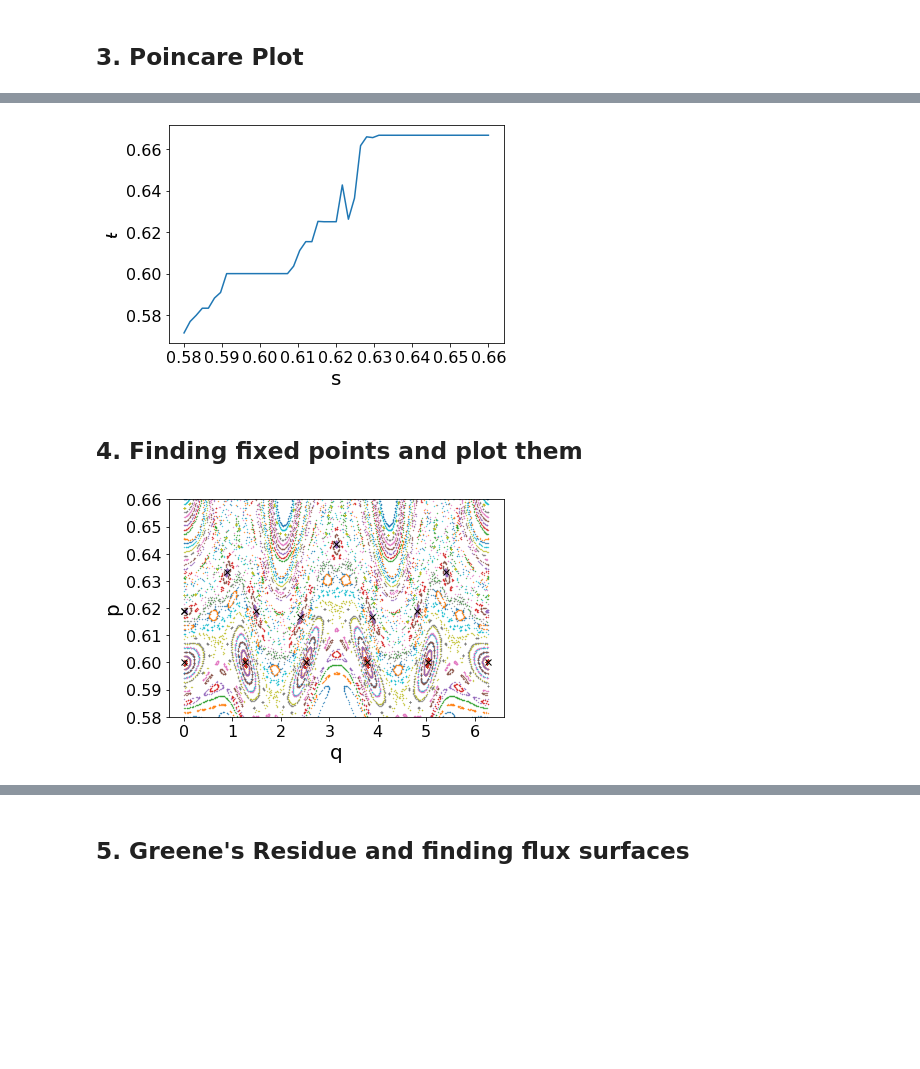
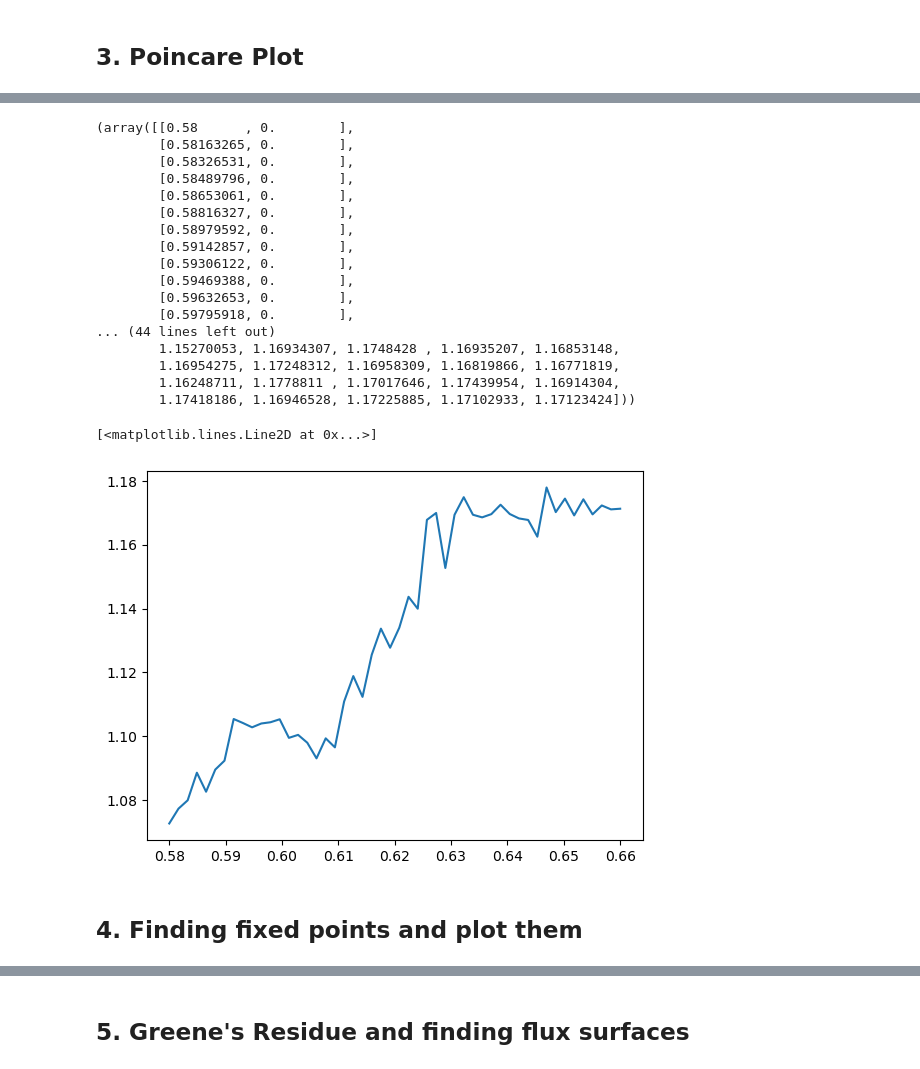
Before and after one commit to Akitzu/pyoculus, a Jupyter notebook: examples/two_waves.ipynb, the cells around one changed output, grey strips where cells are left out. Cells and saved outputs as stored; diff of their text form; code cells hidden in the pictures; blank space fills up the shorter version.

```diff
--- a/examples/two_waves.ipynb
+++ b/examples/two_waves.ipynb
@@ -38,27 +55,33 @@ Wall time: 7.7 s
 # %%
 pplot.compute_iota()
-pplot.plot_iota()
 # %% [output]
-[figure, removed]
+(array([[0.58      , 0.        ],
+        [0.58163265, 0.        ],
+        [0.58326531, 0.        ],
+        [0.58489796, 0.        ],
+        [0.58653061, 0.        ],
+        [0.58816327, 0.        ],
+        [0.58979592, 0.        ],
+        [0.59142857, 0.        ],
+        [0.59306122, 0.        ],
+        [0.59469388, 0.        ],
+        [0.59632653, 0.        ],
+        [0.59795918, 0.        ],
+... (44 lines left out)
+        1.15270053, 1.16934307, 1.1748428 , 1.16935207, 1.16853148,
+        1.16954275, 1.17248312, 1.16958309, 1.16819866, 1.16771819,
+        1.16248711, 1.1778811 , 1.17017646, 1.17439954, 1.16914304,
+        1.17418186, 1.16946528, 1.17225885, 1.17102933, 1.17123424]))
+# %%
+plt.plot(np.linalg.norm(pplot.xs, axis=1), pplot.iota)
+# %% [output]
+[<matplotlib.lines.Line2D at 0x...>]
+[figure, added]
 # %% [markdown]
 ## 4. Finding fixed points and plot them
 # %%
-# set up the integrator
-iparams = dict()
-iparams['rtol'] = 1e-10
+fp58 = FixedPoint(section)
+fp35 = FixedPoint(section)
 
-pparams = dict()
-pparams['Nfp'] = 1
-pparams['theta'] = 0
-
-fp58 = FixedPoint(ps,pparams,integrator_params=iparams)
-fp35 = FixedPoint(ps,pparams,integrator_params=iparams)
-
-result58=fp58.compute(guess=[5/8,0],pp=5,qq=8,sbegin=0.5,send=0.7)
-result35=fp35.compute(guess=[3/5,0],pp=3,qq=5,sbegin=0.5,send=0.7)
-
-pplot.plot(ylim=[0.58,0.66],s=0.5)
-fp35.plot()
-fp58.plot()
+# fp58.compute(guess=[5/8,0],pp=5,qq=8,sbegin=0.5,send=0.7)
+# fp35.compute(guess=[3/5,0],pp=3,qq=5,sbegin=0.5,send=0.7)
-# %% [output]
-[figure, removed]
```
Also changed, not shown: parts of 18 cells of this notebook, 3 other files.
